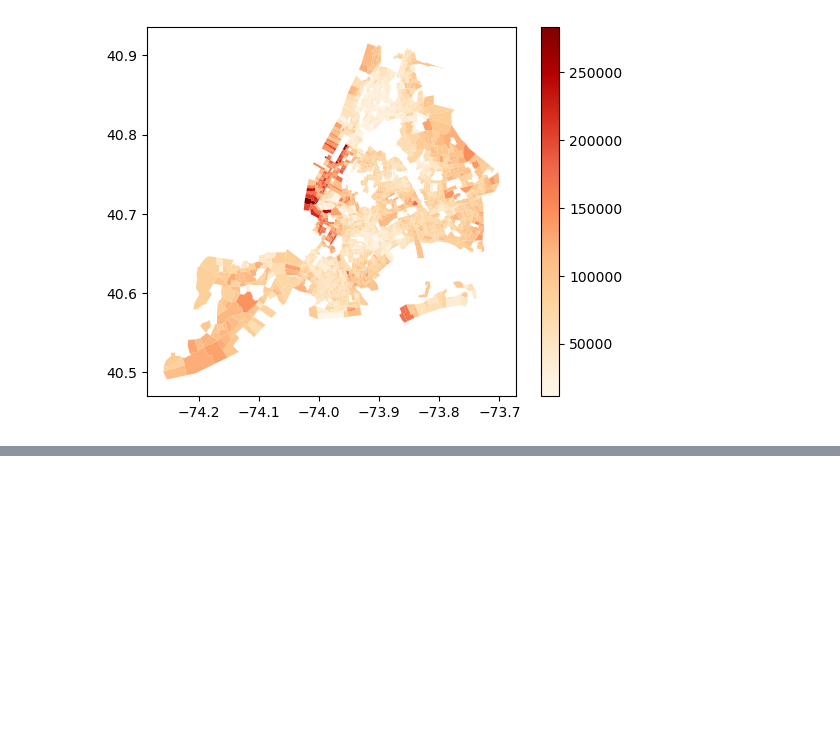
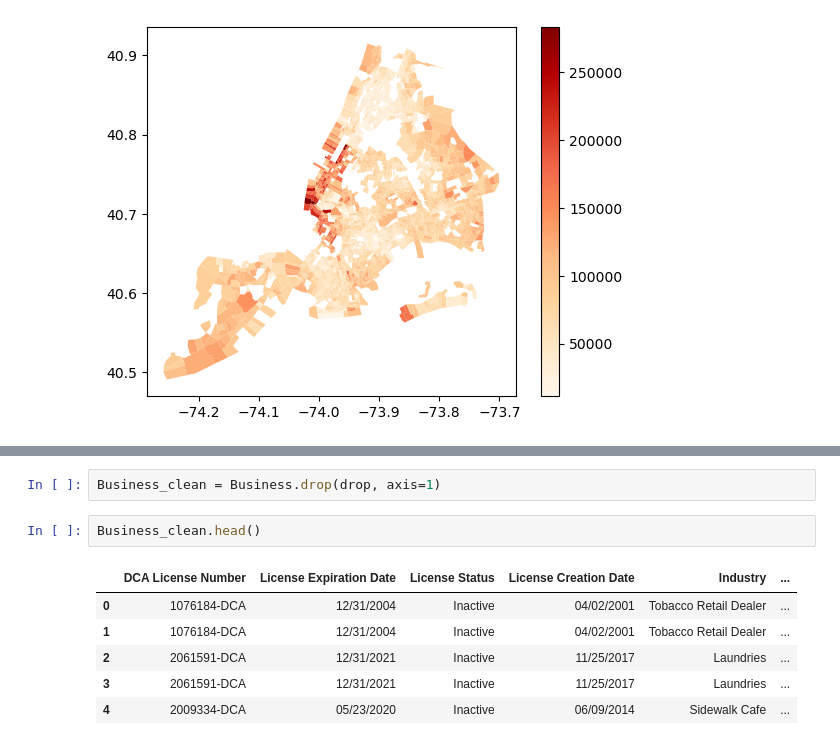
Before and after one commit to CharlesFeng0314/CUSP, a Jupyter notebook: MLC/MLC Fall 2024 final pro/7033 final pro.ipynb, the cells around one changed output, grey strips where cells are left out. Saved outputs shown, nothing was run; the diff lists cells and outputs as text; blank space fills up the shorter version.

```diff
--- a/MLC/MLC Fall 2024 final pro/7033 final pro.ipynb
+++ b/MLC/MLC Fall 2024 final pro/7033 final pro.ipynb
@@ -178,0 +223,11 @@ plt.show()
+# %%
+Business_clean = Business.drop(drop, axis=1)
+# %%
+Business_clean.head()
+# %% [output]
+|  | DCA License Number | License Expiration Date | License Status | License Creation Date | Industry | ... |
+| 0 | 1076184-DCA | 12/31/2004 | Inactive | 04/02/2001 | Tobacco Retail Dealer | ... |
+| 1 | 1076184-DCA | 12/31/2004 | Inactive | 04/02/2001 | Tobacco Retail Dealer | ... |
+| 2 | 2061591-DCA | 12/31/2021 | Inactive | 11/25/2017 | Laundries | ... |
+| 3 | 2061591-DCA | 12/31/2021 | Inactive | 11/25/2017 | Laundries | ... |
+| 4 | 2009334-DCA | 05/23/2020 | Inactive | 06/09/2014 | Sidewalk Cafe | ... |
```
Also changed, not shown: parts of 14 cells of this notebook, 5 other files.
